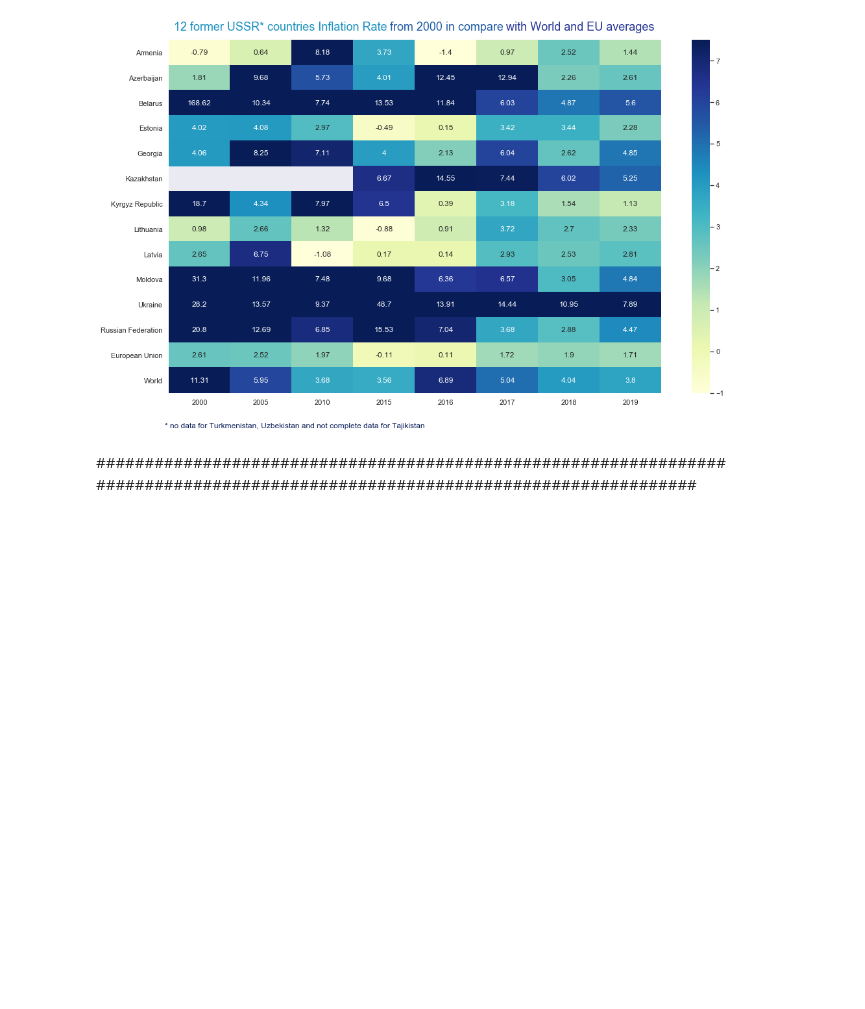
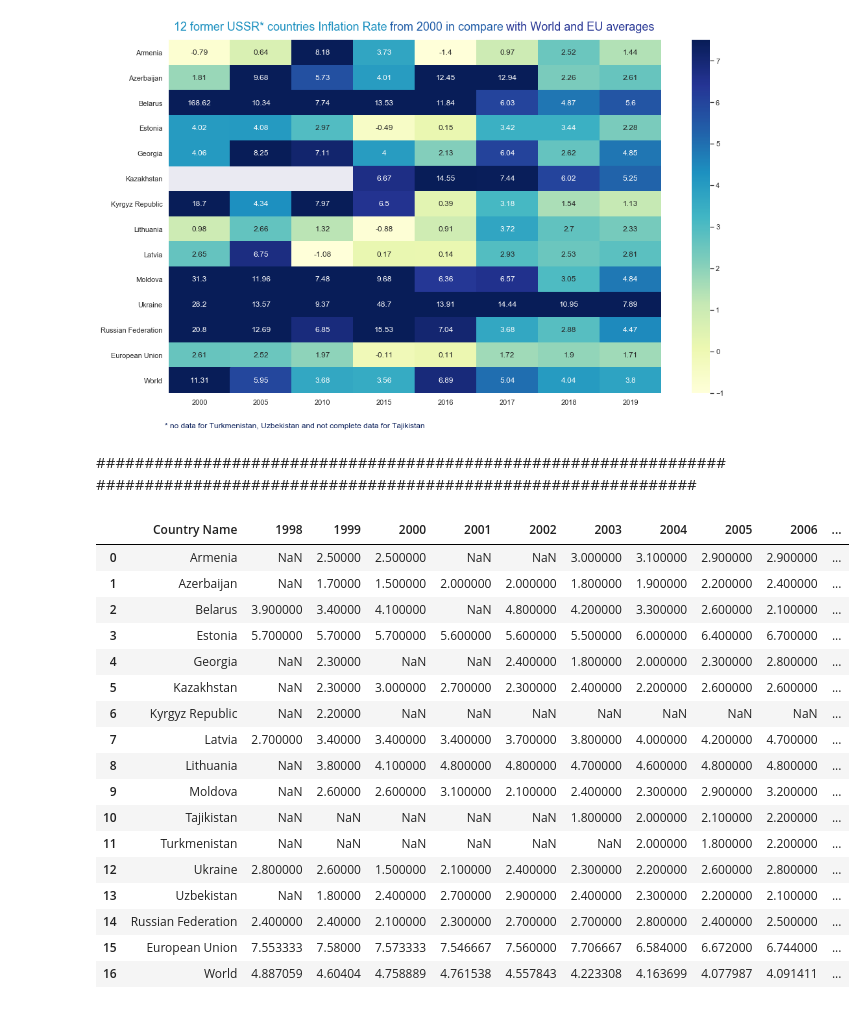
Before and after one commit to unkind58/Belarus_statistics_and-_comparison, a Jupyter notebook: app.ipynb, the cells around one changed output. Cells and saved outputs as stored; diff of their text form; code cells hidden in the pictures; blank space fills up the shorter version.

```diff
--- a/app.ipynb
+++ b/app.ipynb
@@ -336,3 +358,26 @@ plt.show()
 [figure]
 # %% [markdown]
 ###############################################################################################################################
+# %%
+df_cpi = pd.read_csv(path_cpi, low_memory=False)
+df_cpi = df_cpi.drop(['Country Code'], axis=1)
+df_cpi
+# %% [output]
+|  | Country Name | 1998 | 1999 | 2000 | 2001 | 2002 | 2003 | 2004 | 2005 | 2006 | ... |
+| 0 | Armenia | NaN | 2.50000 | 2.500000 | NaN | NaN | 3.000000 | 3.100000 | 2.900000 | 2.900000 | ... |
+| 1 | Azerbaijan | NaN | 1.70000 | 1.500000 | 2.000000 | 2.000000 | 1.800000 | 1.900000 | 2.200000 | 2.400000 | ... |
+| 2 | Belarus | 3.900000 | 3.40000 | 4.100000 | NaN | 4.800000 | 4.200000 | 3.300000 | 2.600000 | 2.100000 | ... |
+| 3 | Estonia | 5.700000 | 5.70000 | 5.700000 | 5.600000 | 5.600000 | 5.500000 | 6.000000 | 6.400000 | 6.700000 | ... |
+| 4 | Georgia | NaN | 2.30000 | NaN | NaN | 2.400000 | 1.800000 | 2.000000 | 2.300000 | 2.800000 | ... |
+| 5 | Kazakhstan | NaN | 2.30000 | 3.000000 | 2.700000 | 2.300000 | 2.400000 | 2.200000 | 2.600000 | 2.600000 | ... |
+| 6 | Kyrgyz Republic | NaN | 2.20000 | NaN | NaN | NaN | NaN | NaN | NaN | NaN | ... |
+| 7 | Latvia | 2.700000 | 3.40000 | 3.400000 | 3.400000 | 3.700000 | 3.800000 | 4.000000 | 4.200000 | 4.700000 | ... |
+| 8 | Lithuania | NaN | 3.80000 | 4.100000 | 4.800000 | 4.800000 | 4.700000 | 4.600000 | 4.800000 | 4.800000 | ... |
+| 9 | Moldova | NaN | 2.60000 | 2.600000 | 3.100000 | 2.100000 | 2.400000 | 2.300000 | 2.900000 | 3.200000 | ... |
+| 10 | Tajikistan | NaN | NaN | NaN | NaN | NaN | 1.800000 | 2.000000 | 2.100000 | 2.200000 | ... |
+| 11 | Turkmenistan | NaN | NaN | NaN | NaN | NaN | NaN | 2.000000 | 1.800000 | 2.200000 | ... |
+| 12 | Ukraine | 2.800000 | 2.60000 | 1.500000 | 2.100000 | 2.400000 | 2.300000 | 2.200000 | 2.600000 | 2.800000 | ... |
+| 13 | Uzbekistan | NaN | 1.80000 | 2.400000 | 2.700000 | 2.900000 | 2.400000 | 2.300000 | 2.200000 | 2.100000 | ... |
+| 14 | Russian Federation | 2.400000 | 2.40000 | 2.100000 | 2.300000 | 2.700000 | 2.700000 | 2.800000 | 2.400000 | 2.500000 | ... |
+| 15 | European Union | 7.553333 | 7.58000 | 7.573333 | 7.546667 | 7.560000 | 7.706667 | 6.584000 | 6.672000 | 6.744000 | ... |
+| 16 | World | 4.887059 | 4.60404 | 4.758889 | 4.761538 | 4.557843 | 4.223308 | 4.163699 | 4.077987 | 4.091411 | ... |
```
Also changed, not shown: parts of 26 cells of this notebook.
